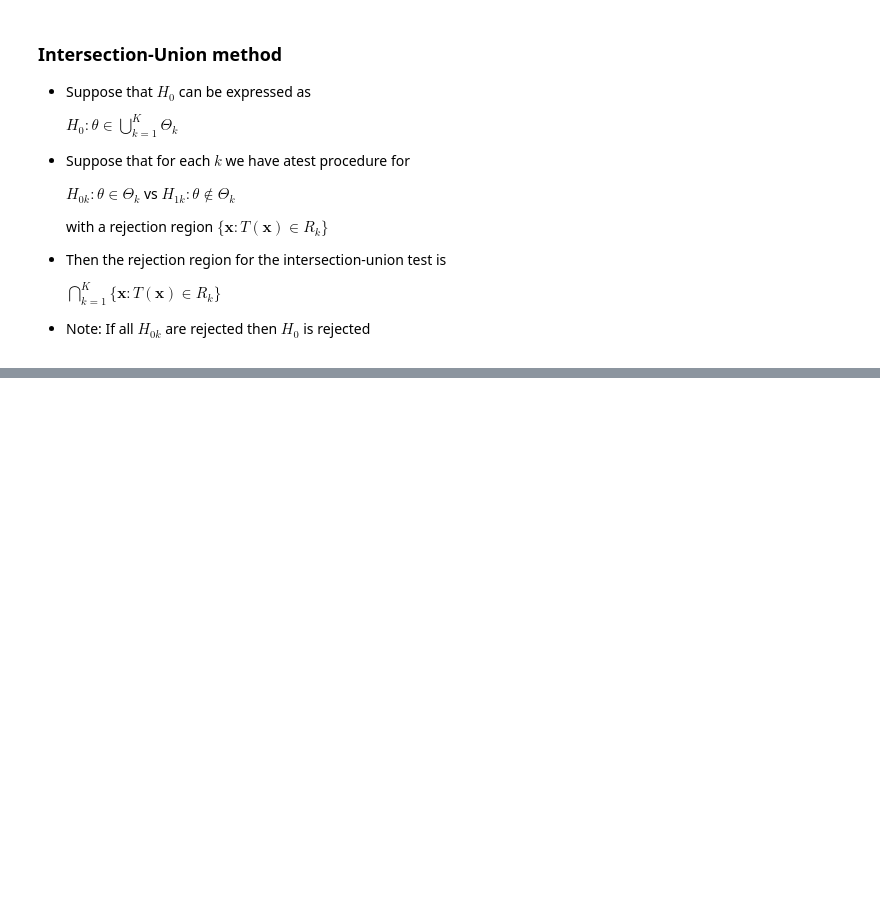
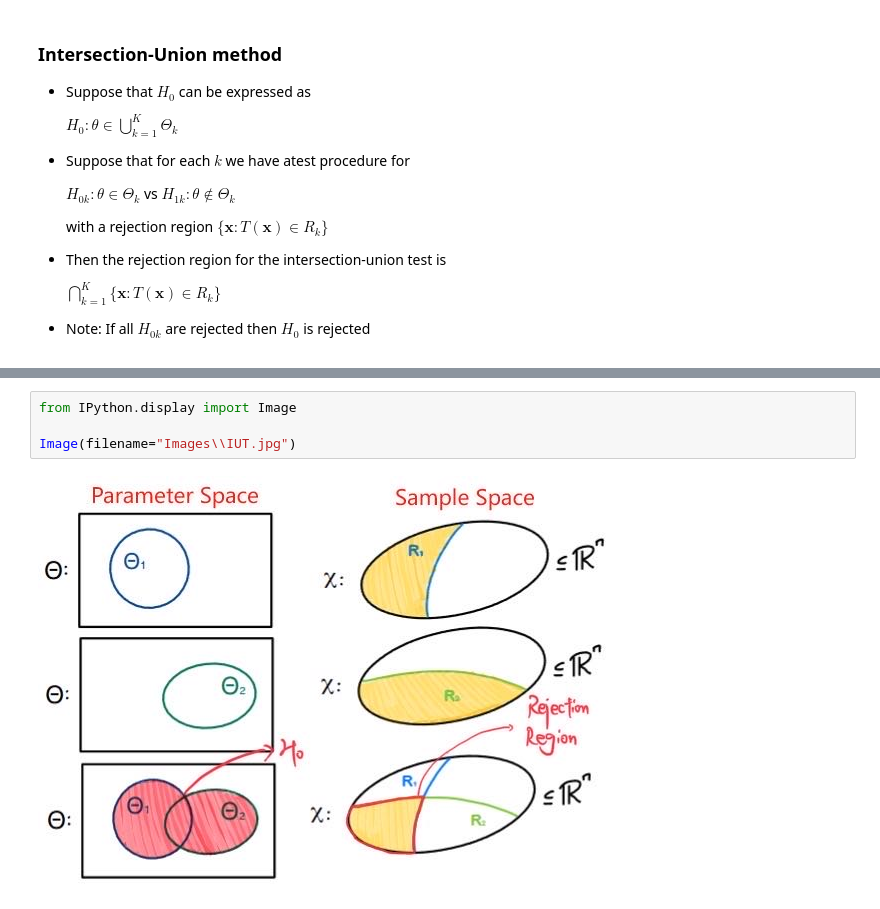
Before and after one commit to Thomson-Cui/Theoretical-Statistics-II, a Jupyter notebook: Chapter 8.1-8.2 Hypothesis Testing.ipynb, the cells around one changed output, grey strips where cells are left out. Cells and saved outputs as stored; diff of their text form; blank space fills up the shorter version.

```diff
--- a/Chapter 8.1-8.2 Hypothesis Testing.ipynb
+++ b/Chapter 8.1-8.2 Hypothesis Testing.ipynb
@@ -836,0 +841,6 @@ Image(filename="Images\\UIT.jpg")
+# %%
+from IPython.display import Image
+
+Image(filename="Images\\IUT.jpg")
+# %% [output]
+[figure, added]
```
Also changed, not shown: parts of 2 cells of this notebook.
